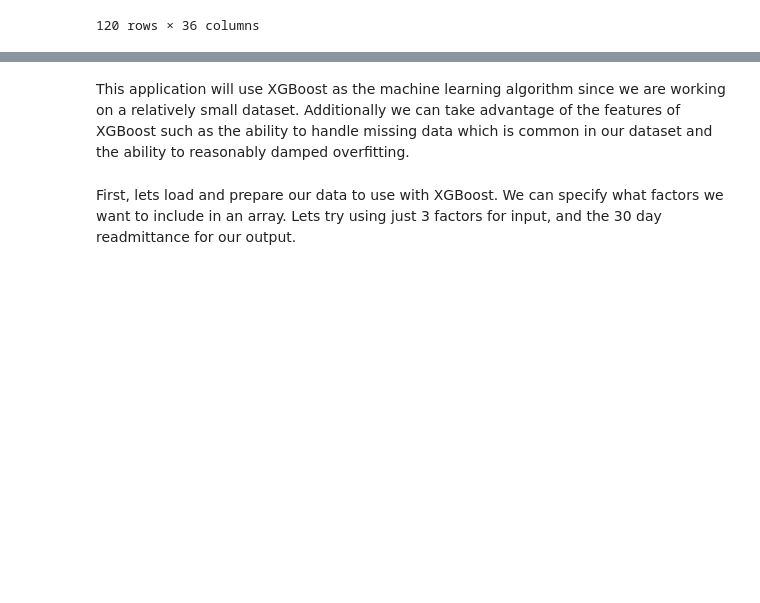
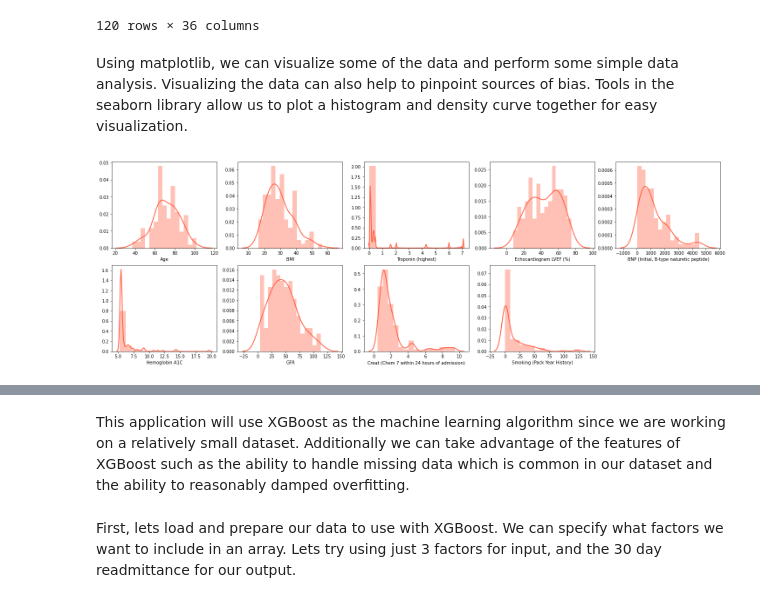
Before and after one commit to Ericzklm/Heart-Failure-ML, a Jupyter notebook: Heart_Failure_Retrospective_Analysis_ML.ipynb, the cells around one changed output, grey strips where cells are left out. Drawn from its saved outputs; the diff is of its cells as text; code cells hidden in the pictures; blank space fills up the shorter version.

Commit message:
Added Data Analysis and Charts

```diff
--- a/Heart_Failure_Retrospective_Analysis_ML.ipynb
+++ b/Heart_Failure_Retrospective_Analysis_ML.ipynb
@@ -95,3 +99,16 @@ CHFdata
 | 118 | 101818 | 10/10/18 | 78 | M | 29.95 | 95822 | 19 | ... |
 | 119 | 101819 | 10/20/18 | 70 | M | 26.80 | 95758 | 56 | ... |
 120 rows × 36 columns
+# %% [markdown]
+Using matplotlib, we can visualize some of the data and perform some simple data analysis. Visualizing the data can also help to pinpoint sources of bias. Tools in the seaborn library allow us to plot a histogram and density curve together for easy visualization.
+# %%
+graphList = ['Age','BMI','Troponin (highest)','Echocardiogram LVEF (%)','BNP (Initial, B-type naturetic peptide)','Hemoglobin A1C','GFR','Creat (Chem 7 within 24 hours of admission)','Smoking (Pack Year History)']
+graphs = plt.figure(figsize=(25,8))
+#plt.title('Patient Data Distributions')
+for k in range(1,len(graphList) + 1):
+    graphs.add_subplot(2,5,k)
+    sns.distplot(CHFdata[graphList[k-1]], hist=True, kde=True, bins=int(len(CHFdata)/8), color = 'tomato', kde_kws={'linewidth': 2})
+    #plt.ylabel('Frequency')
+    #plt.title(graphList[k-1] + ' distribution')
+# %% [output]
+[figure, added]
```
Also changed, not shown: parts of 3 cells of this notebook.
